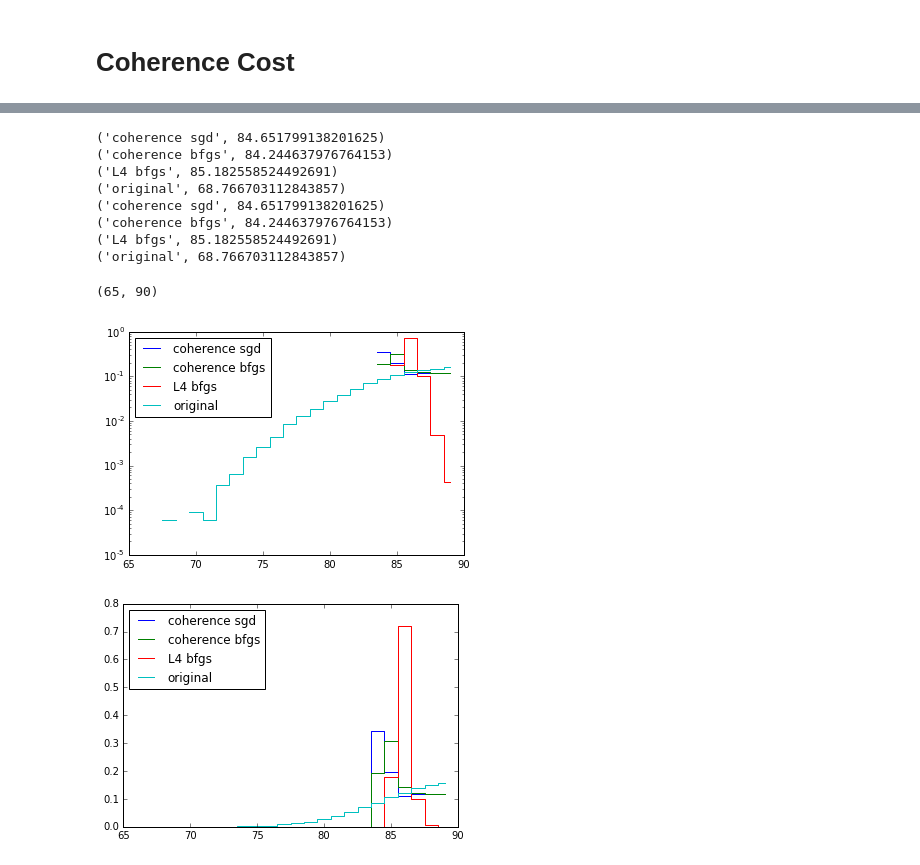
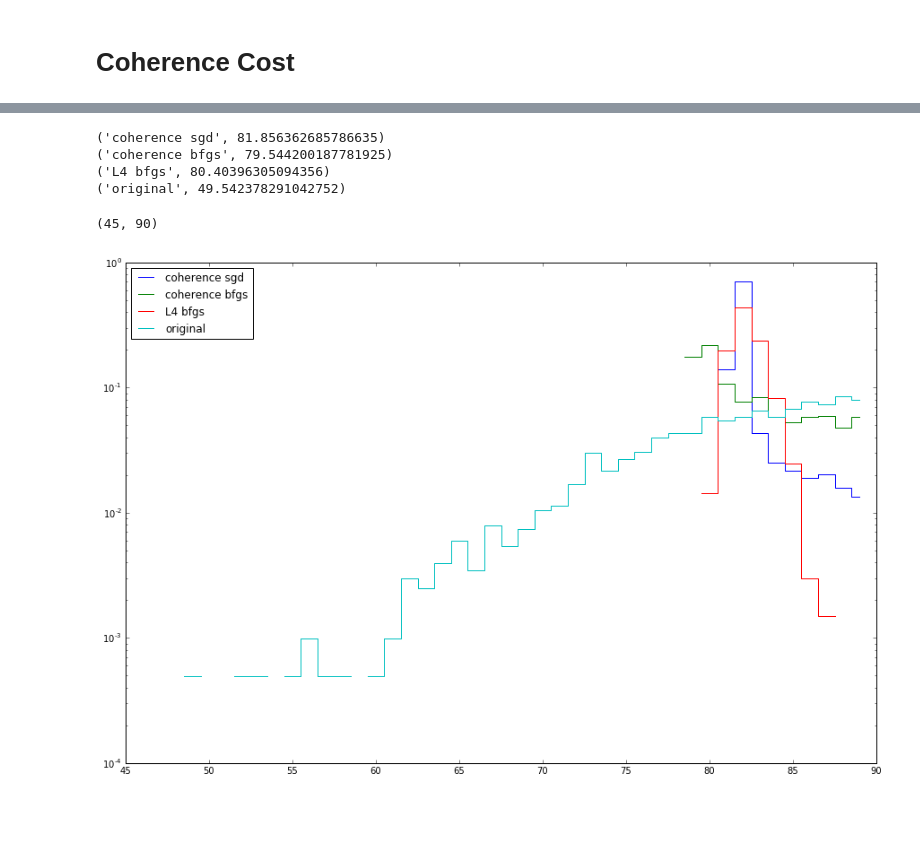
Before and after one commit to JesseLivezey/oc_ica, a Jupyter notebook: notebooks/coherence.ipynb, the cells around one changed output, grey strips where cells are left out. Cells and saved outputs as stored; diff of their text form; code cells hidden in the pictures; blank space fills up the shorter version.

```diff
--- a/notebooks/coherence.ipynb
+++ b/notebooks/coherence.ipynb
@@ -105,22 +104,24 @@ def gram(w):
     return w.dot(w.T)
 # %%
 kwargs = {}
-n_sources = 256
-n_mixtures = 128
+n_sources = 64
+n_mixtures = 32
 # %%
+reload(analysis)
+
 kwargs['optimizer'] = 'sgd'
 kwargs['learning_rule'] = sgd
-w, w0 = evaluate_dgcs(['random'], ['COHERENCE'],
+w, w0 = analysis.evaluate_dgcs(['random'], ['COHERENCE'],
                       n_sources=n_sources, n_mixtures=n_mixtures, **kwargs)
 w = np.squeeze(w)
 w0 = np.squeeze(w0)
 
 kwargs['optimizer'] = 'L-BFGS-B'
 kwargs['learning_rule'] = None
-wb = np.squeeze(evaluate_dgcs(['random'], ['COHERENCE'],
+wb = np.squeeze(analysis.evaluate_dgcs(['random'], ['COHERENCE_SOFT'],
                               n_sources=n_sources, n_mixtures=n_mixtures, **kwargs)[0])
 
-w4, _ = evaluate_dgcs(['random'], ['L4'],
+w4, _ = analysis.evaluate_dgcs(['random'], ['L4'],
                       n_sources=n_sources, n_mixtures=n_mixtures)
 w4 = np.squeeze(w4)
 # %% [output]
@@ -146,67 +142,35 @@ AssertionError:
 # %%
-plt.figure()
+plt.figure(figsize=(15, 10))
 
 angles = compute_angles(w)
 vals1, bins = np.histogram(angles, bins=np.arange(0, 91), density=True)
 print('coherence sgd', angles.min())
 plt.semilogy(bins[:-1], vals1, drawstyle='steps-mid', label='coherence sgd')
 
 angles = compute_angles(wb)
 vals2, bins = np.histogram(angles, bins=np.arange(0, 91), density=True)
 print('coherence bfgs', angles.min())
 plt.semilogy(bins[:-1], vals2, drawstyle='steps-mid', label='coherence bfgs')
 
 angles = compute_angles(w4)
 vals4, bins = np.histogram(angles, bins=np.arange(0, 91), density=True)
 print('L4 bfgs', angles.min())
 plt.semilogy(bins[:-1], vals4, drawstyle='steps-mid', label='L4 bfgs')
 
 angles = compute_angles(w0)
 vals3, bins = np.histogram(angles, bins=np.arange(0, 91), density=True)
 print('original', angles.min())
 plt.semilogy(bins[:-1], vals3, drawstyle='steps-mid', label='original')
 
 plt.legend(loc='upper left')
-plt.xlim([65, 90])
-
-plt.savefig('no_data_coherence.pdf')
-
-plt.figure()
-
-angles = compute_angles(w)
-vals1, bins = np.histogram(angles, bins=np.arange(0, 91), density=True)
-print('coherence sgd', angles.min())
-plt.plot(bins[:-1], vals1, drawstyle='steps-mid', label='coherence sgd')
-
-angles = compute_angles(wb)
-vals2, bins = np.histogram(angles, bins=np.arange(0, 91), density=True)
-print('coherence bfgs', angles.min())
-plt.plot(bins[:-1], vals2, drawstyle='steps-mid', label='coherence bfgs')
-
-angles = compute_angles(w4)
-vals4, bins = np.histogram(angles, bins=np.arange(0, 91), density=True)
-print('L4 bfgs', angles.min())
-plt.plot(bins[:-1], vals4, drawstyle='steps-mid', label='L4 bfgs')
-
-angles = compute_angles(w0)
-vals3, bins = np.histogram(angles, bins=np.arange(0, 91), density=True)
-print('original', angles.min())
-plt.plot(bins[:-1], vals3, drawstyle='steps-mid', label='original')
-
-plt.legend(loc='upper left')
-plt.xlim([65, 90])
+plt.xlim([45, 90])
 # %% [output]
-('coherence sgd', 84.651799138201625)
-('coherence bfgs', 84.244637976764153)
-('L4 bfgs', 85.182558524492691)
-('original', 68.766703112843857)
-('coherence sgd', 84.651799138201625)
-('coherence bfgs', 84.244637976764153)
-('L4 bfgs', 85.182558524492691)
-('original', 68.766703112843857)
+('coherence sgd', 81.856362685786635)
+('coherence bfgs', 79.544200187781925)
+('L4 bfgs', 80.40396305094356)
+('original', 49.542378291042752)
-(65, 90)
+(45, 90)
-[figure, old version]
+[figure, new version]
-[figure, removed]
 # %%
 sorted(compute_angles(w))
 # %% [output]
```
Also changed, not shown: parts of 4 cells of this notebook, 6 other files.
